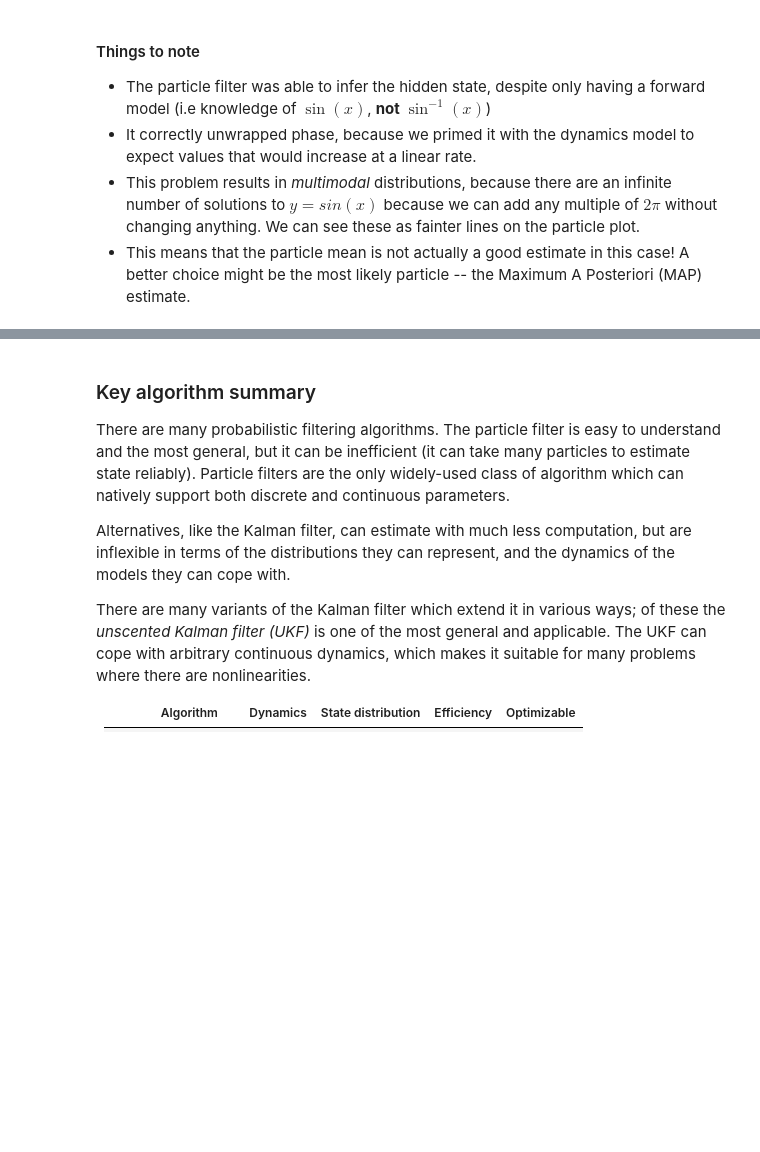
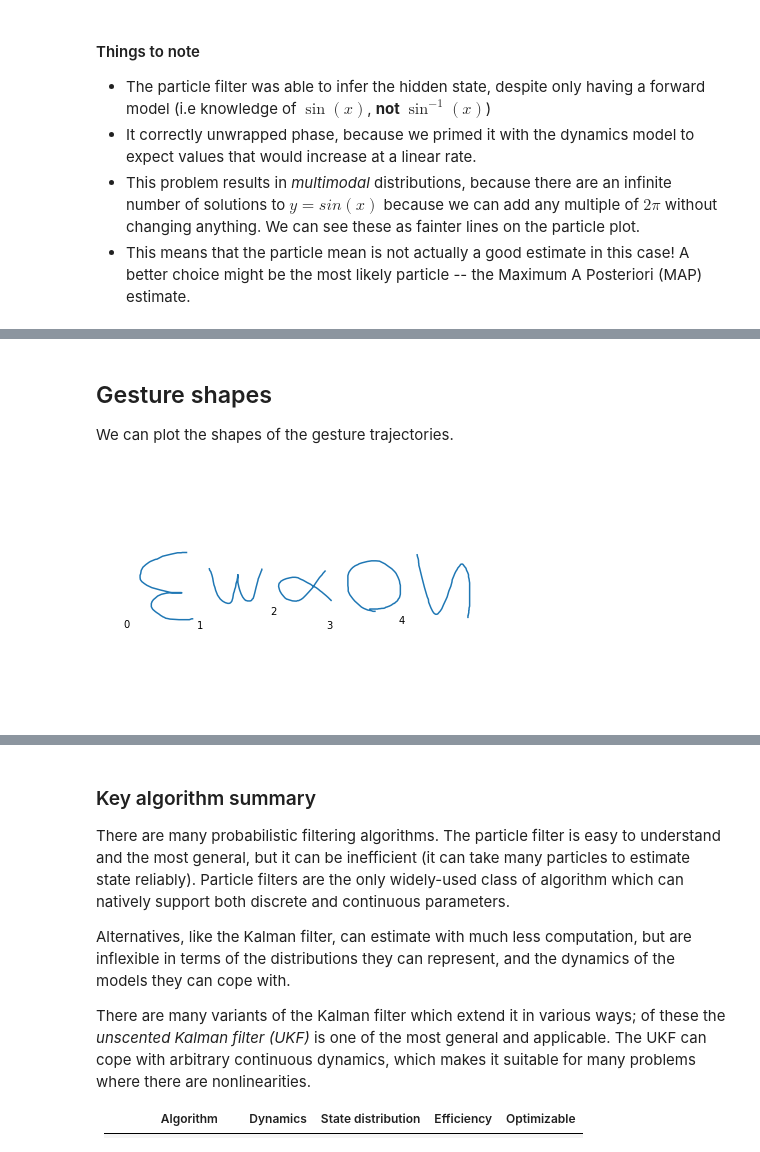
Before and after one commit to johnhw/probabilisticfiltering, a Jupyter notebook: ProbabilisticFiltering.ipynb, the cells around one changed output, grey strips where cells are left out. Drawn from its saved outputs; the diff is of its cells as text; code cells hidden in the pictures; blank space fills up the shorter version.

```diff
--- a/ProbabilisticFiltering.ipynb
+++ b/ProbabilisticFiltering.ipynb
@@ -434,0 +426,18 @@ We can see these as fainter lines on the particle plot.
+# %%
+import gestures
+gestures = reload(gestures)
+g = gestures.GestureData("gestures.txt")
+# %% [markdown]
+## Gesture shapes
+We can plot the shapes of the gesture trajectories.
+# %%
+n_gestures = g.n_gestures
+for i in range(n_gestures):
+    plt.subplot(1, n_gestures,i+1)
+    path = g.gestures[i]
+    plt.plot(path[:,0], path[:,1])
+    plt.text(0,0,"%d"%i)
+    plt.axis("off")
+    plt.axis("equal")
+# %% [output]
+[figure, added]
```
Also changed, not shown: parts of 20 cells of this notebook, 1 other file.
